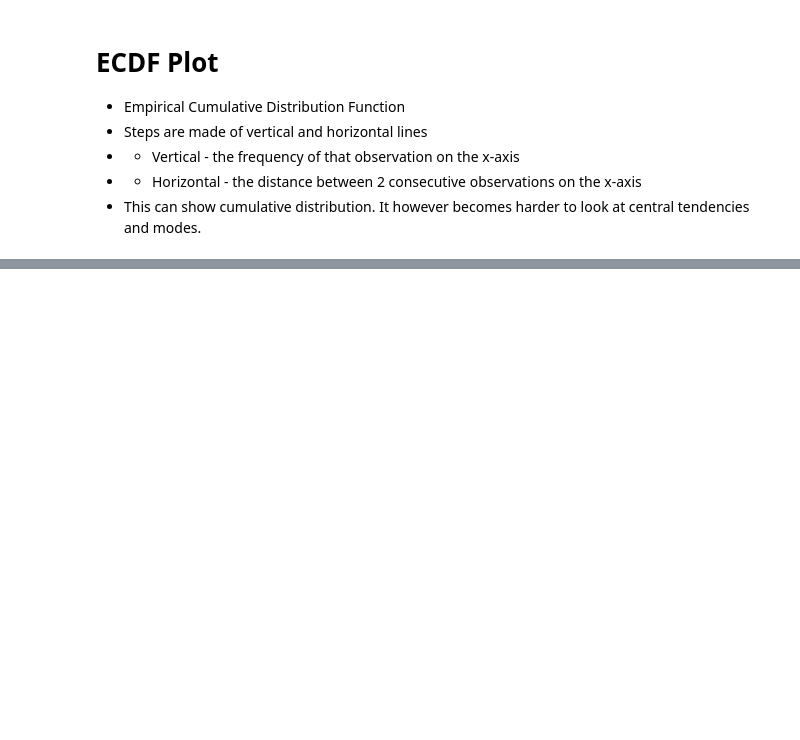
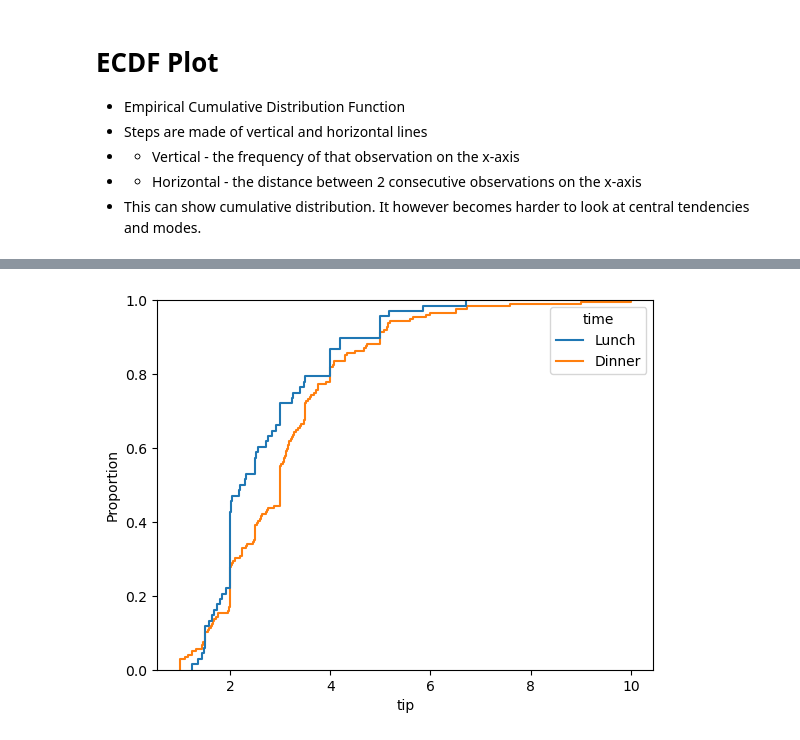
Before and after one commit to sarblohw/py_vizardry_2, a Jupyter notebook: sns_ecdf.ipynb, the cells around one changed output, grey strips where cells are left out. Saved outputs shown, nothing was run; the diff lists cells and outputs as text; code cells hidden in the pictures; blank space fills up the shorter version.

```diff
--- a/sns_ecdf.ipynb
+++ b/sns_ecdf.ipynb
@@ -16,0 +66,5 @@ sns.ecdfplot(data=tips, x='tip');
+# %%
+sns.ecdfplot(data=tips, x='tip', hue='time');
+#observation: $2 lunch tips are common while $3 dinner is common
+# %% [output]
+[figure, added]
```
Also changed, not shown: parts of 22 cells of this notebook, 1 other file.
